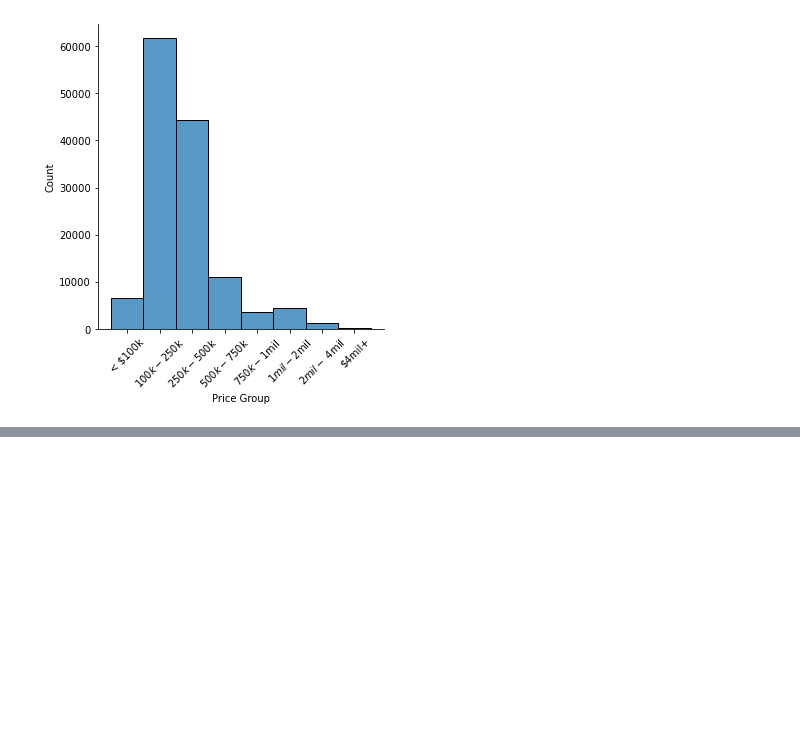
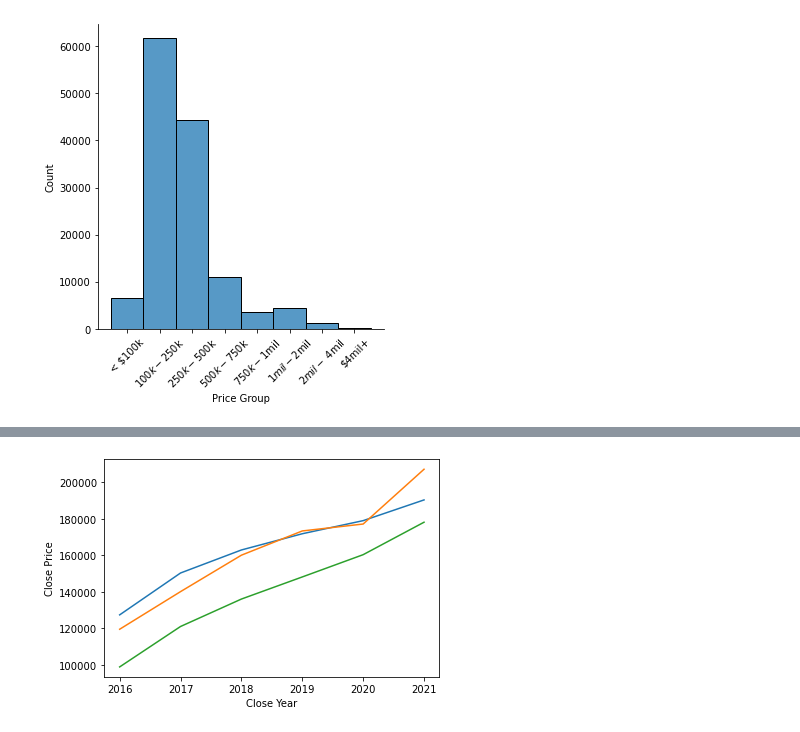
Before and after one commit to VicHug27/Project1, a Jupyter notebook: ZipCode_Cleaning_Analysis.ipynb, the cells around one changed output, grey strips where cells are left out. Cells and saved outputs as stored; diff of their text form; code cells hidden in the pictures; blank space fills up the shorter version.

```diff
--- a/ZipCode_Cleaning_Analysis.ipynb
+++ b/ZipCode_Cleaning_Analysis.ipynb
@@ -315,0 +351,11 @@ sold_mls_df.head()
+# %%
+Mean75149 = sold_mls_df[sold_mls_df["Zip Code"] == 75149 ].groupby(["Close Year"])["Close Price"].mean()
+Mean75180 = sold_mls_df[sold_mls_df["Zip Code"] == 75180 ].groupby(["Close Year"])["Close Price"].mean()
+Mean75241 = sold_mls_df[sold_mls_df["Zip Code"] == 75241 ].groupby(["Close Year"])["Close Price"].mean()
+
+sns.lineplot(data=Mean75149)
+sns.lineplot(data=Mean75180)
+sns.lineplot(data=Mean75241)
+plt.show()
+# %% [output]
+[figure, added]
```
Also changed, not shown: parts of 25 cells of this notebook, 6 other files.
